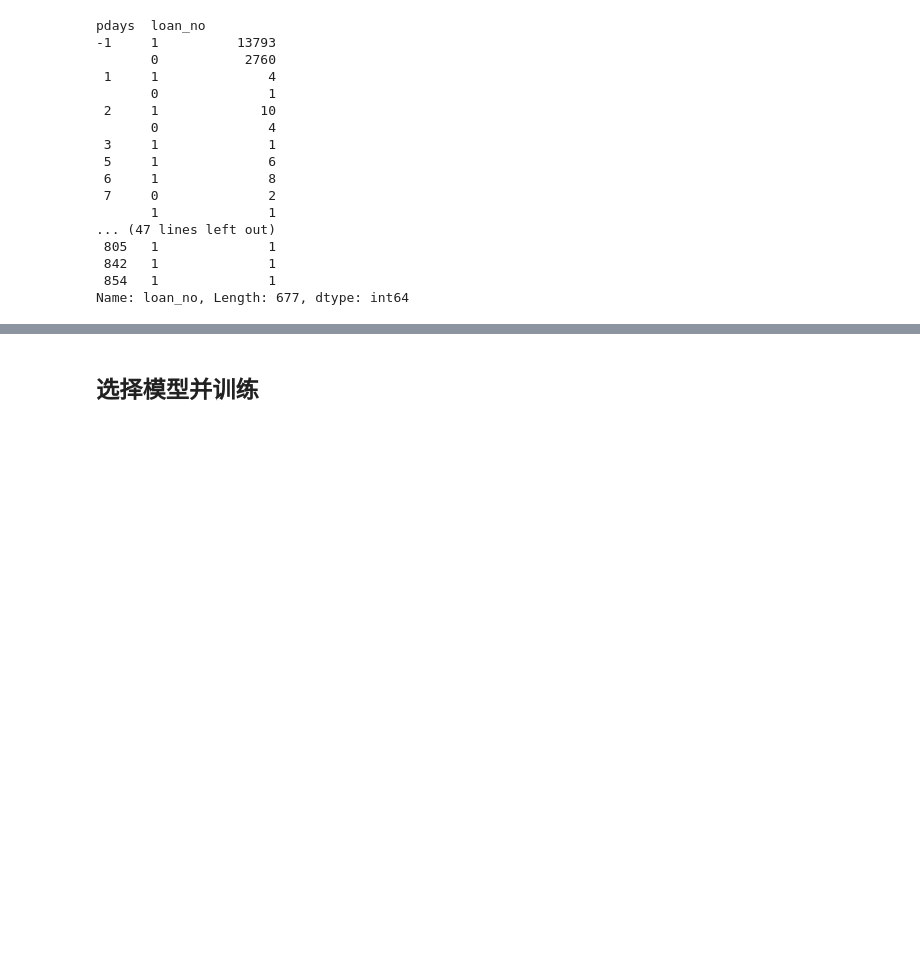
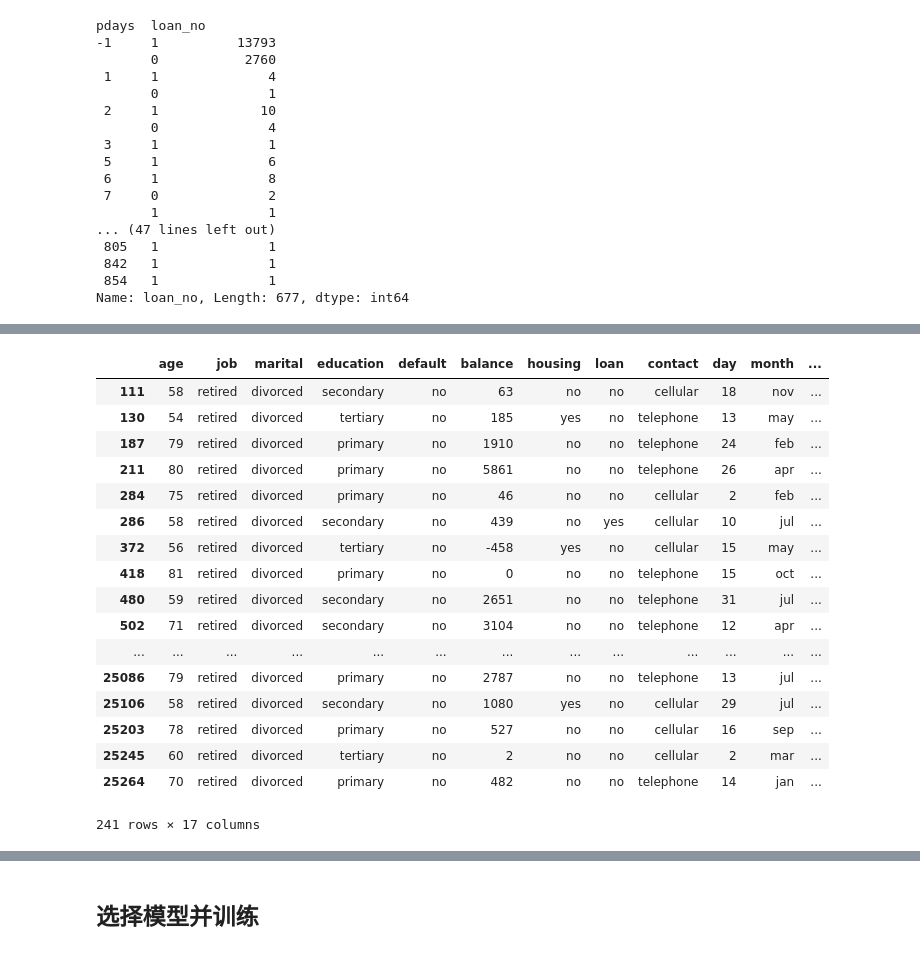
Before and after one commit to CrazyXiao/machine-learning, a Jupyter notebook: code/kesci_bank_precision/bank_predict.ipynb, the cells around one changed output, grey strips where cells are left out. Cells and saved outputs as stored; diff of their text form; code cells hidden in the pictures; blank space fills up the shorter version.

```diff
--- a/code/kesci_bank_precision/bank_predict.ipynb
+++ b/code/kesci_bank_precision/bank_predict.ipynb
@@ -637,0 +545,27 @@ Name: previous, Length: 1625, dtype: int64
+# %%
+# 处理异常数据
+# indexs = bank_data.loc[(bank_data['age'] > 60) & (bank_data['default'] == 'yes')].index
+# print(bank_data.loc[(bank_data['age'] > 60) & (bank_data['default'] == 'yes')])
+# bank_data.drop(indexs, inplace=True)
+# bank_data
+# bank_data.loc[(bank_data['age'] >= 40) & (bank_data['default'] == 'yes') &(bank_data['job']=='retired'),]
+bank_data.loc[(bank_data['marital'] == 'divorced') &(bank_data['job']=='retired'),]
+# %% [output]
+|  | age | job | marital | education | default | balance | housing | loan | contact | day | month | ... |
+| 111 | 58 | retired | divorced | secondary | no | 63 | no | no | cellular | 18 | nov | ... |
+| 130 | 54 | retired | divorced | tertiary | no | 185 | yes | no | telephone | 13 | may | ... |
+| 187 | 79 | retired | divorced | primary | no | 1910 | no | no | telephone | 24 | feb | ... |
+| 211 | 80 | retired | divorced | primary | no | 5861 | no | no | telephone | 26 | apr | ... |
+| 284 | 75 | retired | divorced | primary | no | 46 | no | no | cellular | 2 | feb | ... |
+| 286 | 58 | retired | divorced | secondary | no | 439 | no | yes | cellular | 10 | jul | ... |
+| 372 | 56 | retired | divorced | tertiary | no | -458 | yes | no | cellular | 15 | may | ... |
+| 418 | 81 | retired | divorced | primary | no | 0 | no | no | telephone | 15 | oct | ... |
+| 480 | 59 | retired | divorced | secondary | no | 2651 | no | no | telephone | 31 | jul | ... |
+| 502 | 71 | retired | divorced | secondary | no | 3104 | no | no | telephone | 12 | apr | ... |
+| ... | ... | ... | ... | ... | ... | ... | ... | ... | ... | ... | ... | ... |
+| 25086 | 79 | retired | divorced | primary | no | 2787 | no | no | telephone | 13 | jul | ... |
+| 25106 | 58 | retired | divorced | secondary | no | 1080 | yes | no | cellular | 29 | jul | ... |
+| 25203 | 78 | retired | divorced | primary | no | 527 | no | no | cellular | 16 | sep | ... |
+| 25245 | 60 | retired | divorced | tertiary | no | 2 | no | no | cellular | 2 | mar | ... |
+| 25264 | 70 | retired | divorced | primary | no | 482 | no | no | telephone | 14 | jan | ... |
+241 rows × 17 columns
```
Also changed, not shown: parts of 20 cells of this notebook, 9 other files.
